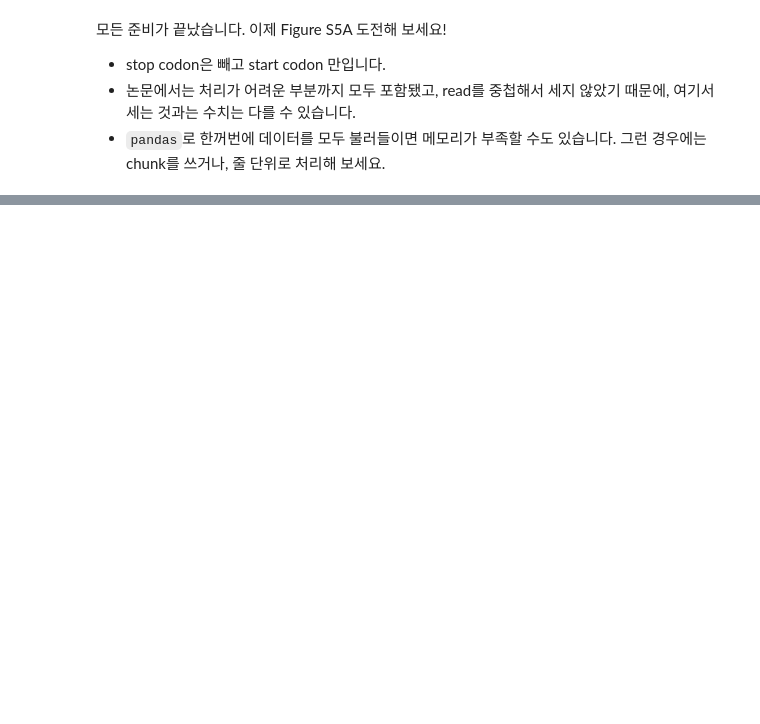
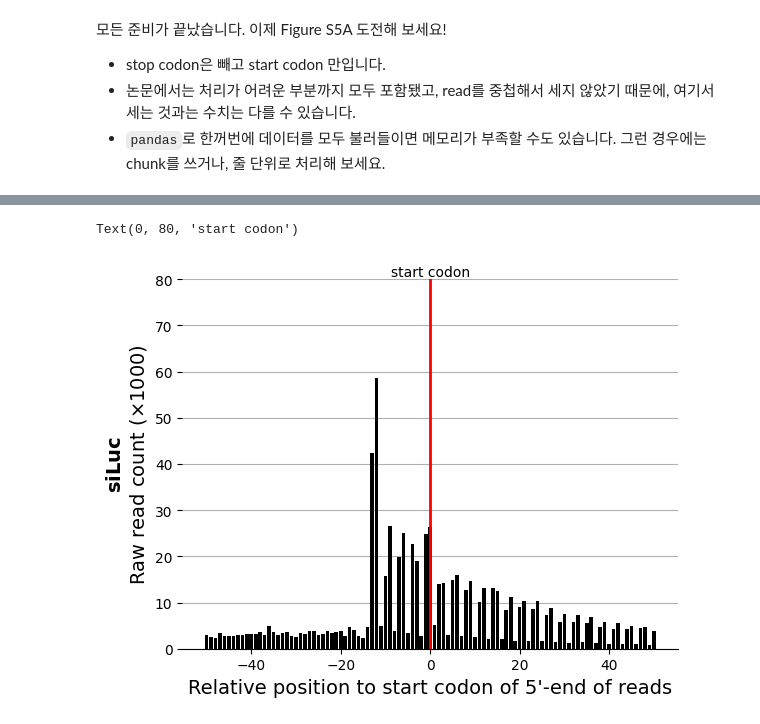
Before and after one commit to gaeunny/Bioinfo1_2023, a Jupyter notebook: CoLab_TermProj_2023_2.ipynb, the cells around one changed output, grey strips where cells are left out. Drawn from its saved outputs; the diff is of its cells as text; code cells hidden in the pictures; blank space fills up the shorter version.

```diff
--- a/CoLab_TermProj_2023_2.ipynb
+++ b/CoLab_TermProj_2023_2.ipynb
@@ -218,0 +345,24 @@ start codon가 들어가 있는 exon들을 고르기 위해서 미리 + strand
+# %%
+# count *1000
+# xlim -50, 50
+# start codon vertical line
+
+counts_plot = {}
+for key, value in counts.items():
+    if -50 <= key <= 50:
+        counts_plot[key] = value / 1000
+
+plt.bar(counts_plot.keys(), counts_plot.values(), zorder=2, color='black')
+plt.xlabel("Relative position to start codon of 5'-end of reads", fontsize=14)
+plt.ylabel(r'$\bf{siLuc}$'+'\nRaw read count ('+r'$\times$'+'1000)', fontsize=14)
+plt.ylim([0,80])
+plt.gca().spines['top'].set_visible(False)
+plt.gca().spines['right'].set_visible(False)
+plt.gca().spines['left'].set_visible(False)
+plt.grid(axis='y', zorder=1)
+
+plt.axvline(x=0, color='r', linewidth=2)
+plt.text(0, 80, 'start codon', verticalalignment='bottom', horizontalalignment='center')
+# %% [output]
+Text(0, 80, 'start codon')
+[figure, added]
```
Also changed, not shown: parts of 16 cells of this notebook.
